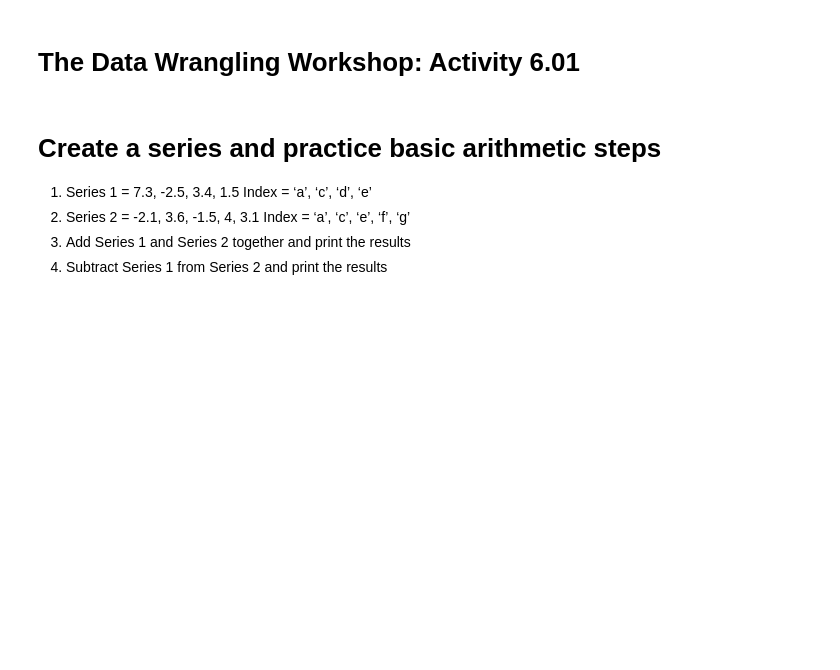
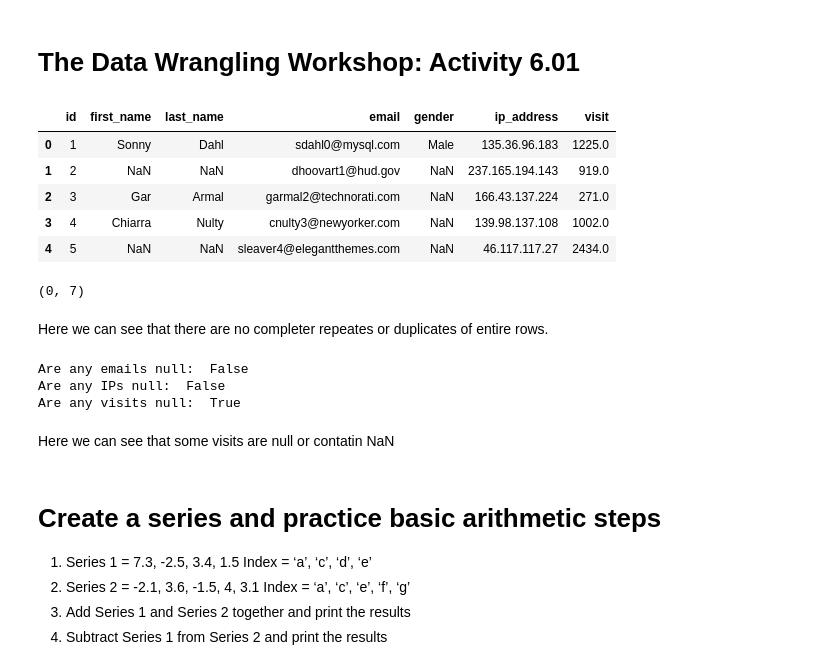
Before and after one commit to Matt-Heinen/DSC-540, a Jupyter notebook: Heinen DSC 540 Weeks 3 & 4.ipynb, the cells around one changed output. Saved outputs shown, nothing was run; the diff lists cells and outputs as text; code cells hidden in the pictures; blank space fills up the shorter version.

```diff
--- a/Heinen DSC 540 Weeks 3 & 4.ipynb
+++ b/Heinen DSC 540 Weeks 3 & 4.ipynb
@@ -689,3 +689,47 @@ United Nations
 | 4 | 4 | Germany | 3,477,796 |
 # %% [markdown]
 # The Data Wrangling Workshop: Activity 6.01
+# %%
+# 1) read in visit_data.csv file
+
+# Define the file path to CSV file
+file_path = 'visit_data.csv'
+
+# use read_csv to read the file into a DataFrame.
+df = pd.read_csv(file_path)
+
+# preview using head method.
+
+df.head()
+# %% [output]
+|  | id | first_name | last_name | email | gender | ip_address | visit |
+| 0 | 1 | Sonny | Dahl | sdahl0@mysql.com | Male | 135.36.96.183 | 1225.0 |
+| 1 | 2 | NaN | NaN | dhoovart1@hud.gov | NaN | 237.165.194.143 | 919.0 |
+| 2 | 3 | Gar | Armal | garmal2@technorati.com | NaN | 166.43.137.224 | 271.0 |
+| 3 | 4 | Chiarra | Nulty | cnulty3@newyorker.com | NaN | 139.98.137.108 | 1002.0 |
+| 4 | 5 | NaN | NaN | sleaver4@elegantthemes.com | NaN | 46.117.117.27 | 2434.0 |
+# %%
+# 2) Check for duplicates.
+
+# Filter df to only include duplicate rows.
+duplicate_rows = df[df.duplicated()]
+# display shape.
+duplicate_rows.shape
+# %% [output]
+(0, 7)
+# %% [markdown]
+Here we can see that there are no completer repeates or duplicates of entire rows.
+# %%
+# 3) Check if any essential column contains NaN.
+# The essential columns would be email, IP and # visits.
+
+# Use the is null and any methods to determin if any value in an essential column is null.
+print('Are any emails null: ', (df['email'].isnull().any()))
+print('Are any IPs null: ', (df['ip_address'].isnull().any()))
+print('Are any visits null: ', (df['visit'].isnull().any()))
+# %% [output]
+Are any emails null:  False
+Are any IPs null:  False
+Are any visits null:  True
+# %% [markdown]
+Here we can see that some visits are null or contatin NaN
```
Also changed, not shown: parts of 1 cell of this notebook, 1 other file.
